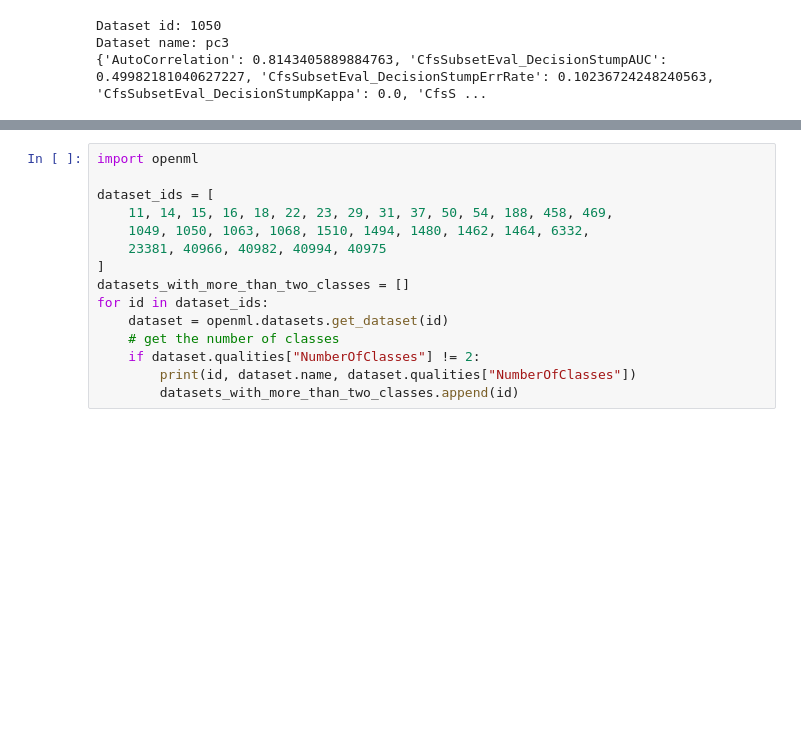
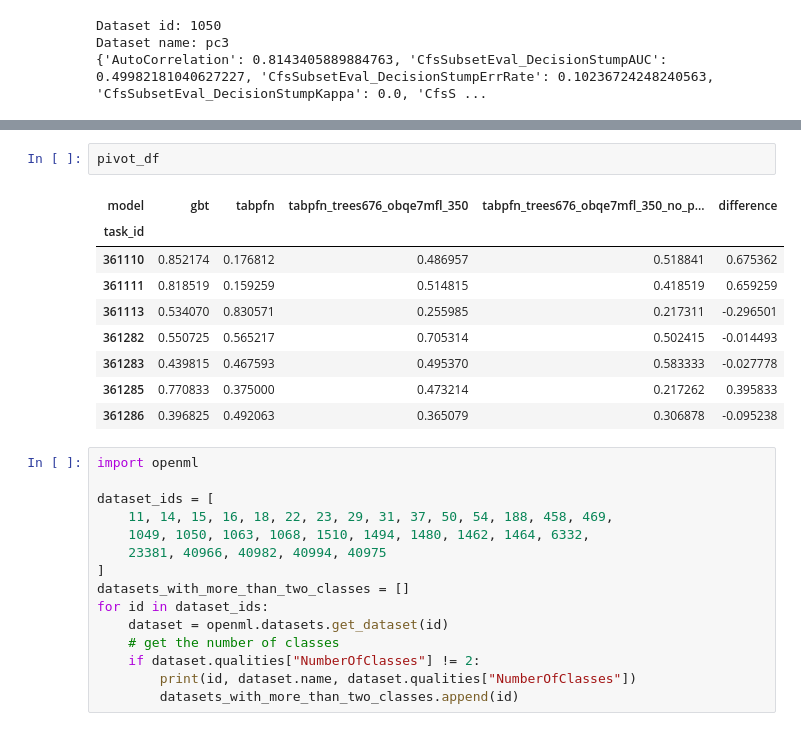
Before and after one commit to LeoGrin/TabPFN, a Jupyter notebook: tabpfn/benchmark_analysis.ipynb, the cells around one changed output, grey strips where cells are left out. Cells and saved outputs as stored; diff of their text form; blank space fills up the shorter version.

```diff
--- a/tabpfn/benchmark_analysis.ipynb
+++ b/tabpfn/benchmark_analysis.ipynb
@@ -193,3 +215,15 @@ Dataset name: pc3
+# %%
+pivot_df
+# %% [output]
+| model | gbt | tabpfn | tabpfn_trees676_obqe7mfl_350 | tabpfn_trees676_obqe7mfl_350_no_p... | difference |
+| task_id |  |  |  |  |  |
+| 361110 | 0.852174 | 0.176812 | 0.486957 | 0.518841 | 0.675362 |
+| 361111 | 0.818519 | 0.159259 | 0.514815 | 0.418519 | 0.659259 |
+| 361113 | 0.534070 | 0.830571 | 0.255985 | 0.217311 | -0.296501 |
+| 361282 | 0.550725 | 0.565217 | 0.705314 | 0.502415 | -0.014493 |
+| 361283 | 0.439815 | 0.467593 | 0.495370 | 0.583333 | -0.027778 |
+| 361285 | 0.770833 | 0.375000 | 0.473214 | 0.217262 | 0.395833 |
+| 361286 | 0.396825 | 0.492063 | 0.365079 | 0.306878 | -0.095238 |
 # %%
 import openml
 
```
Also changed, not shown: parts of 15 cells of this notebook, 10 other files.
